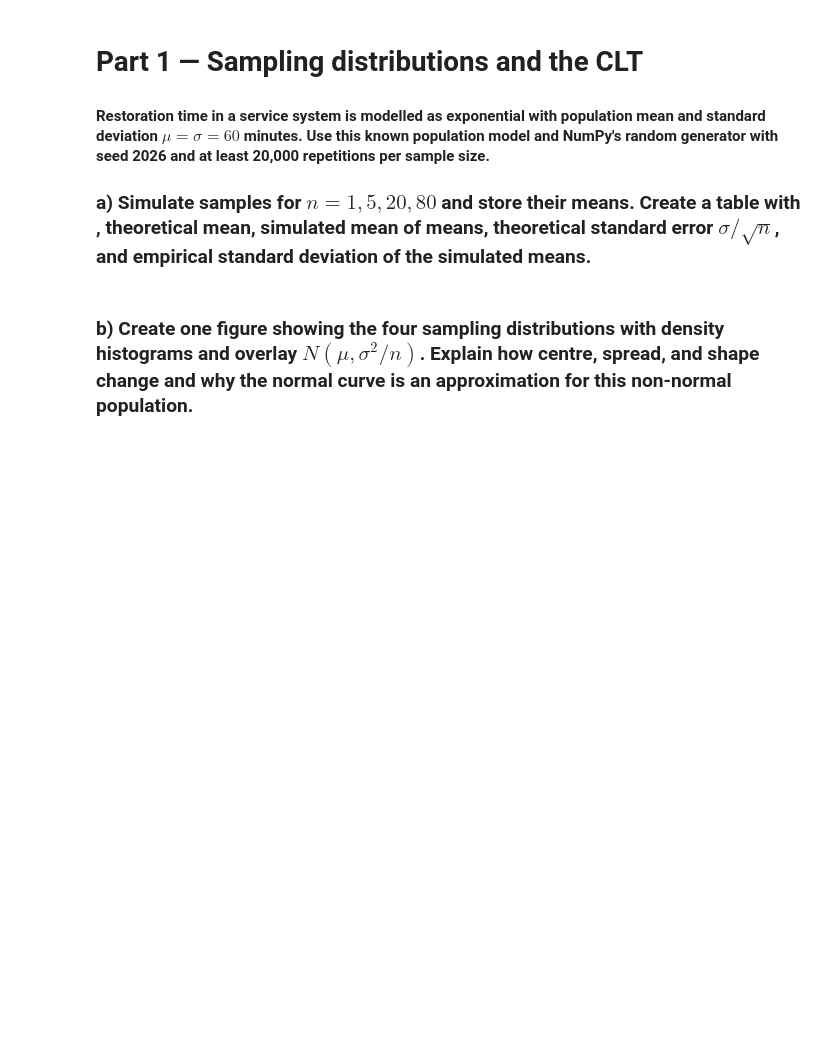
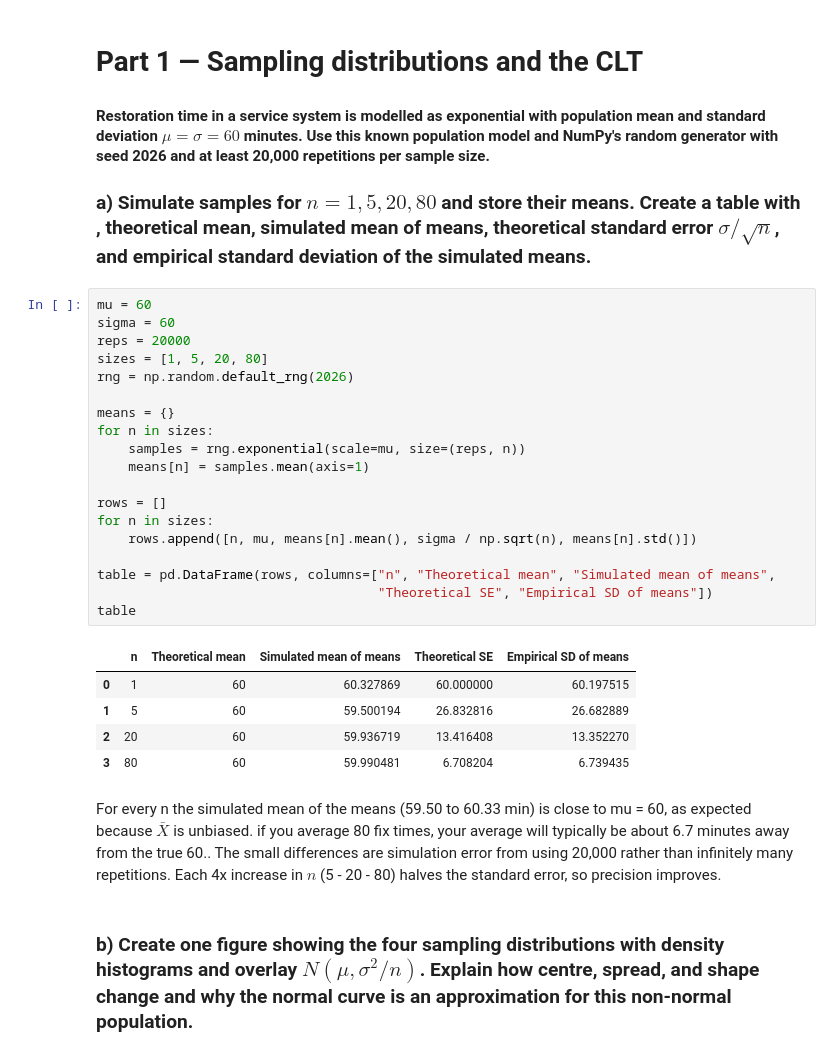
Before and after one commit to Fanticel/STA1, a Jupyter notebook: Asg3/Asg.ipynb, the cells around one changed output. Drawn from its saved outputs; the diff is of its cells as text; blank space fills up the shorter version.

```diff
--- a/Asg3/Asg.ipynb
+++ b/Asg3/Asg.ipynb
@@ -15,5 +15,32 @@ import math
 #### Restoration time in a service system is modelled as exponential with population mean and standard deviation $\mu=\sigma=60$ minutes. Use this known population model and NumPy's random generator with seed 2026 and at least 20,000 repetitions per sample size.
 
 ### a) Simulate samples for $n=1,5,20,80$ and store their means. Create a table with , theoretical mean, simulated mean of means, theoretical standard error $\sigma/\sqrt n$, and empirical standard deviation of the simulated means.
+# %%
+mu = 60
+sigma = 60
+reps = 20000
+sizes = [1, 5, 20, 80]
+rng = np.random.default_rng(2026)
+
+means = {}
+for n in sizes:
+    samples = rng.exponential(scale=mu, size=(reps, n))
+    means[n] = samples.mean(axis=1)
+
+rows = []
+for n in sizes:
+    rows.append([n, mu, means[n].mean(), sigma / np.sqrt(n), means[n].std()])
+
+table = pd.DataFrame(rows, columns=["n", "Theoretical mean", "Simulated mean of means",
+                                    "Theoretical SE", "Empirical SD of means"])
+table
+# %% [output]
+|  | n | Theoretical mean | Simulated mean of means | Theoretical SE | Empirical SD of means |
+| 0 | 1 | 60 | 60.327869 | 60.000000 | 60.197515 |
+| 1 | 5 | 60 | 59.500194 | 26.832816 | 26.682889 |
+| 2 | 20 | 60 | 59.936719 | 13.416408 | 13.352270 |
+| 3 | 80 | 60 | 59.990481 | 6.708204 | 6.739435 |
+# %% [markdown]
+For every n the simulated mean of the means (59.50 to 60.33 min) is close to mu = 60, as expected because $\bar X$ is unbiased.  if you average 80 fix times, your average will typically be about 6.7 minutes away from the true 60.. The small differences are simulation error from using 20,000 rather than infinitely many repetitions. Each 4x increase in $n$ (5 - 20 - 80) halves the standard error, so precision improves.
 # %% [markdown]
 ### b) Create one figure showing the four sampling distributions with density histograms and overlay $N(\mu,\sigma^2/n)$. Explain how centre, spread, and shape change and why the normal curve is an approximation for this non-normal population.
```
Also changed, not shown: parts of 12 cells of this notebook.
